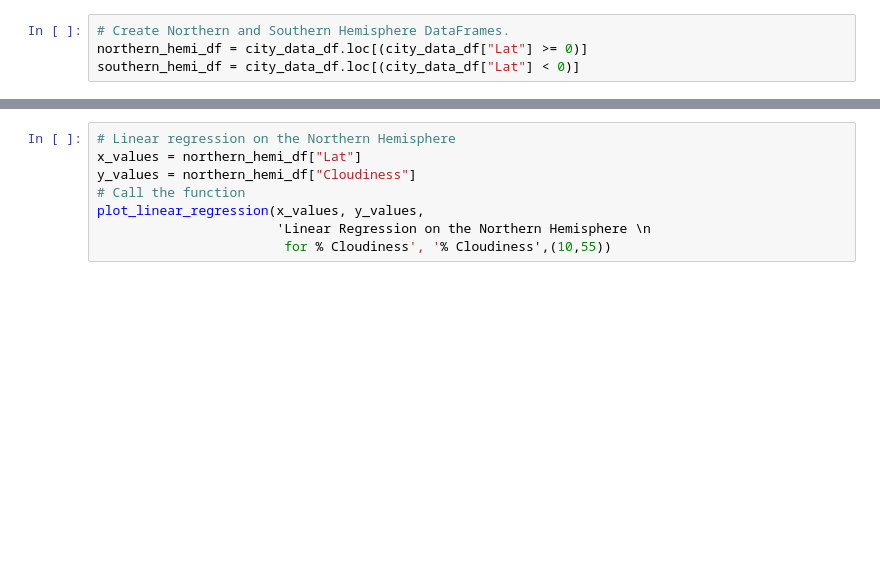
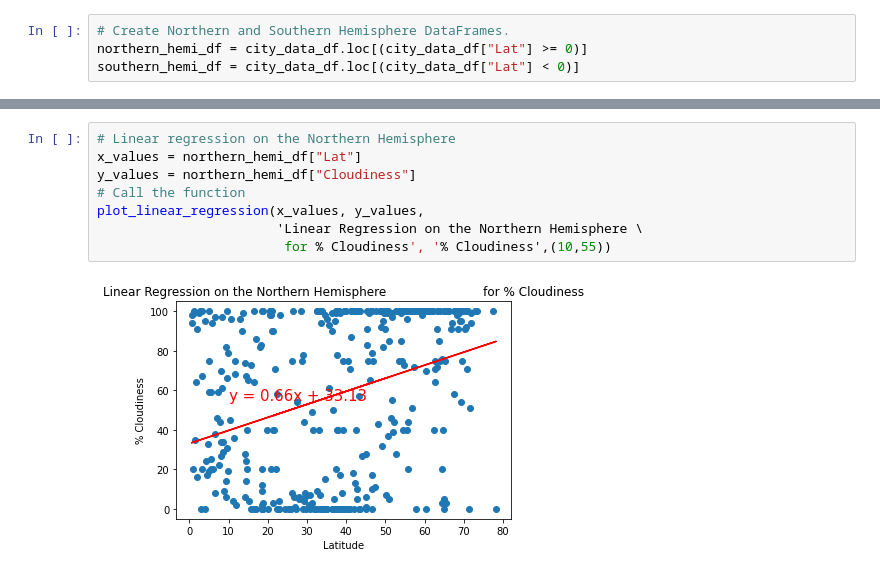
Before and after one commit to jarney99/World_Weather_Analysis, a Jupyter notebook: WeatherPy.ipynb, the cells around one changed output, grey strips where cells are left out. Saved outputs shown, nothing was run; the diff lists cells and outputs as text; blank space fills up the shorter version.

```diff
--- a/WeatherPy.ipynb
+++ b/WeatherPy.ipynb
@@ -324,11 +404,13 @@ plot_linear_regression(x_values, y_values,
 # %%
 # Linear regression on the Northern Hemisphere
 x_values = northern_hemi_df["Lat"]
 y_values = northern_hemi_df["Cloudiness"]
 # Call the function
 plot_linear_regression(x_values, y_values,
-                       'Linear Regression on the Northern Hemisphere \n
+                       'Linear Regression on the Northern Hemisphere \
                         for % Cloudiness', '% Cloudiness',(10,55))
+# %% [output]
+[figure, added]
 # %%
 # Linear regression on the Southern Hemisphere
 x_values = southern_hemi_df["Lat"]
```
Also changed, not shown: parts of 21 cells of this notebook, 40 other files.
